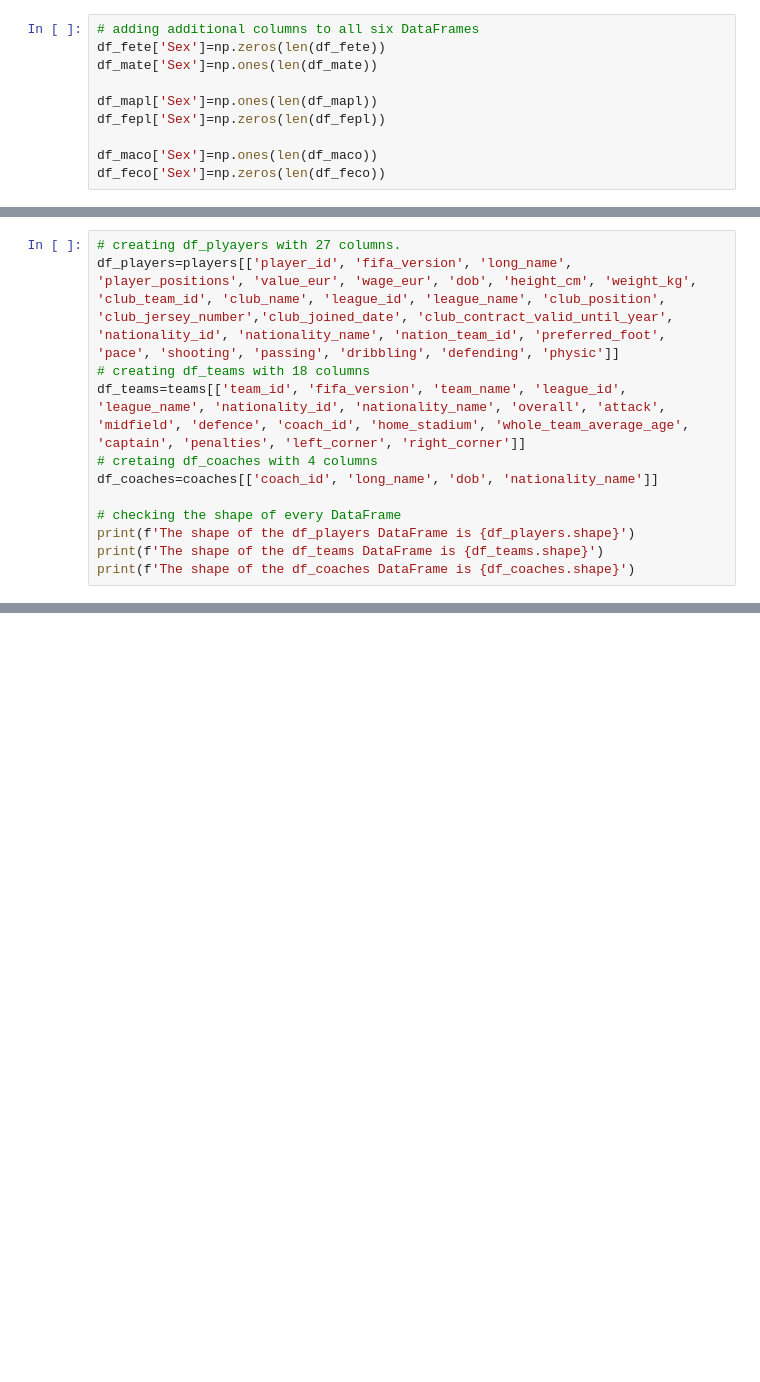
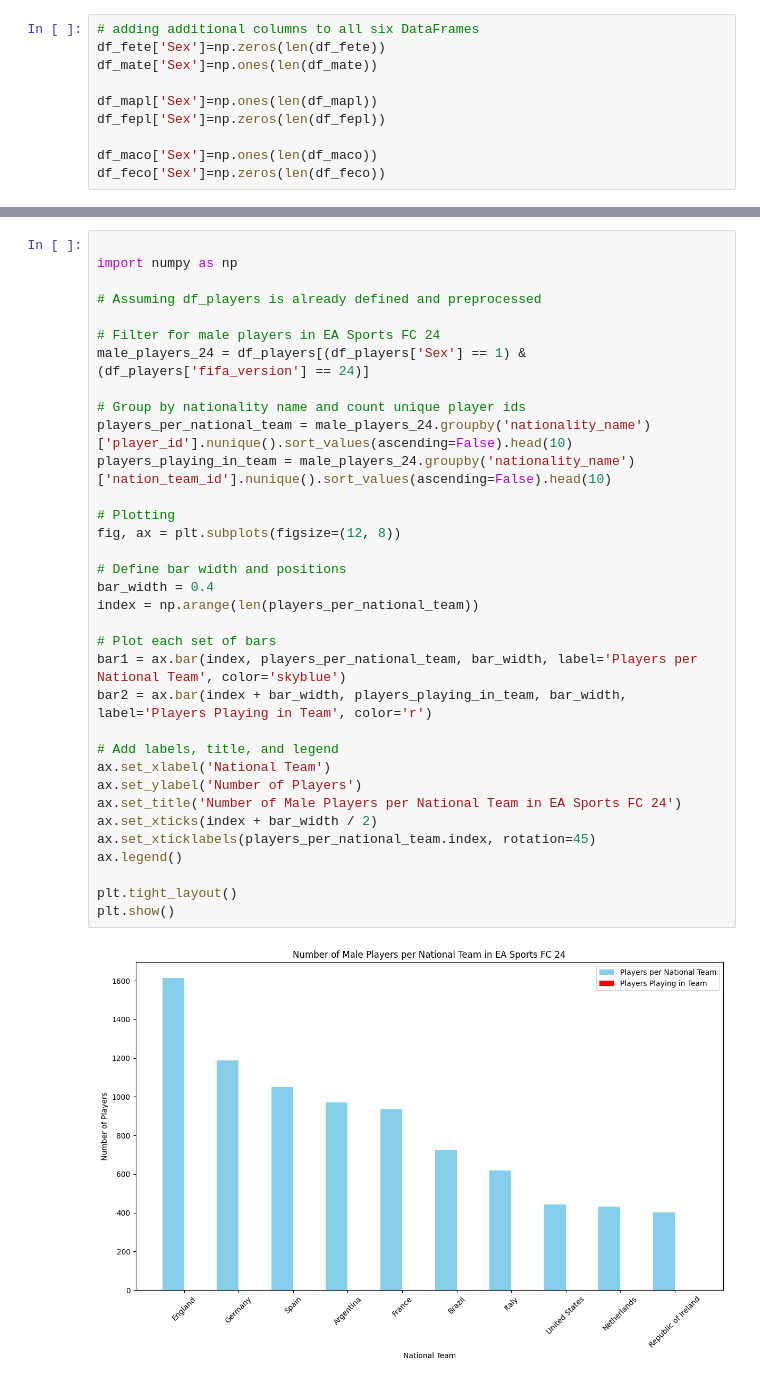
Before and after one commit to kashif003/Working_projects, a Jupyter notebook: programming starter/data/code.ipynb, the cells around one changed output, grey strips where cells are left out. Drawn from its saved outputs; the diff is of its cells as text; blank space fills up the shorter version.

```diff
--- a/programming starter/data/code.ipynb
+++ b/programming starter/data/code.ipynb
@@ -99,20 +94,0 @@ captain, penalties, left_corner, right_corner
-# %%
-# creating df_plyayers with 27 columns.
-df_players=players[['player_id', 'fifa_version', 'long_name',
-'player_positions', 'value_eur', 'wage_eur', 'dob', 'height_cm', 'weight_kg',
-'club_team_id', 'club_name', 'league_id', 'league_name', 'club_position',
-'club_jersey_number','club_joined_date', 'club_contract_valid_until_year',
-'nationality_id', 'nationality_name', 'nation_team_id', 'preferred_foot',
-'pace', 'shooting', 'passing', 'dribbling', 'defending', 'physic']]
-# creating df_teams with 18 columns
-df_teams=teams[['team_id', 'fifa_version', 'team_name', 'league_id',
-'league_name', 'nationality_id', 'nationality_name', 'overall', 'attack',
-'midfield', 'defence', 'coach_id', 'home_stadium', 'whole_team_average_age',
-'captain', 'penalties', 'left_corner', 'right_corner']]
-# cretaing df_coaches with 4 columns
-df_coaches=coaches[['coach_id', 'long_name', 'dob', 'nationality_name']]
-
-# checking the shape of every DataFrame
-print(f'The shape of the df_players DataFrame is {df_players.shape}')
-print(f'The shape of the df_teams DataFrame is {df_teams.shape}')
-print(f'The shape of the df_coaches DataFrame is {df_coaches.shape}')
@@ -191,0 +687,36 @@ Name: dob, Length: 1463, dtype: datetime64[ns]
+# %%
+
+import numpy as np
+
+# Assuming df_players is already defined and preprocessed
+
+# Filter for male players in EA Sports FC 24
+male_players_24 = df_players[(df_players['Sex'] == 1) & (df_players['fifa_version'] == 24)]
+
+# Group by nationality name and count unique player ids
+players_per_national_team = male_players_24.groupby('nationality_name')['player_id'].nunique().sort_values(ascending=False).head(10)
+players_playing_in_team = male_players_24.groupby('nationality_name')['nation_team_id'].nunique().sort_values(ascending=False).head(10)
+
+# Plotting
+fig, ax = plt.subplots(figsize=(12, 8))
+
+# Define bar width and positions
+bar_width = 0.4
+index = np.arange(len(players_per_national_team))
+
+# Plot each set of bars
+bar1 = ax.bar(index, players_per_national_team, bar_width, label='Players per National Team', color='skyblue')
+bar2 = ax.bar(index + bar_width, players_playing_in_team, bar_width, label='Players Playing in Team', color='r')
+
+# Add labels, title, and legend
+ax.set_xlabel('National Team')
+ax.set_ylabel('Number of Players')
+ax.set_title('Number of Male Players per National Team in EA Sports FC 24')
+ax.set_xticks(index + bar_width / 2)
+ax.set_xticklabels(players_per_national_team.index, rotation=45)
+ax.legend()
+
+plt.tight_layout()
+plt.show()
+# %% [output]
+[figure, added]
```
Also changed, not shown: parts of 120 cells of this notebook, 1 other file.
